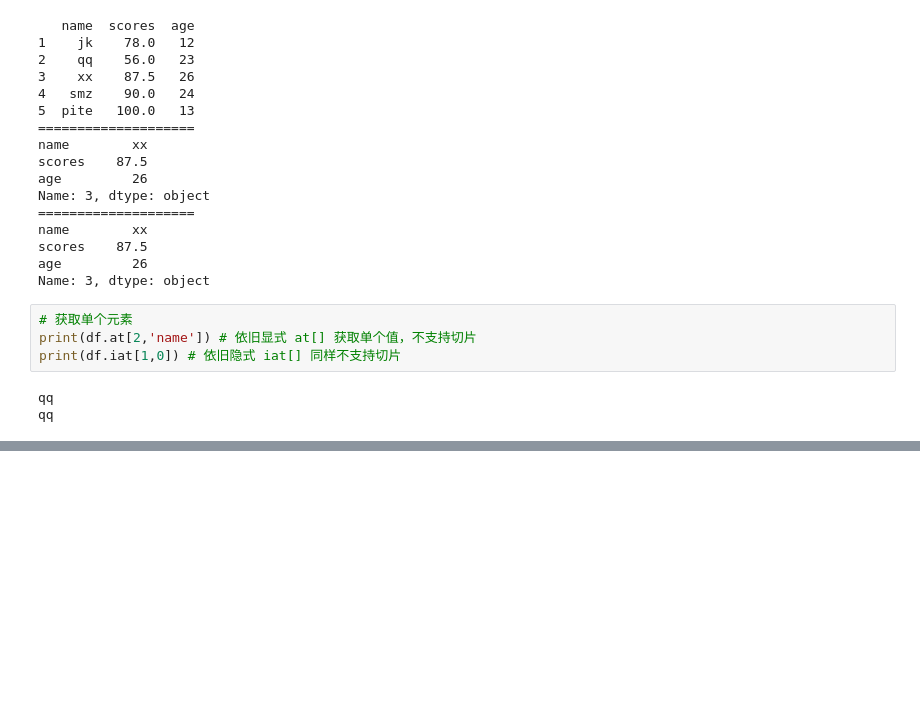
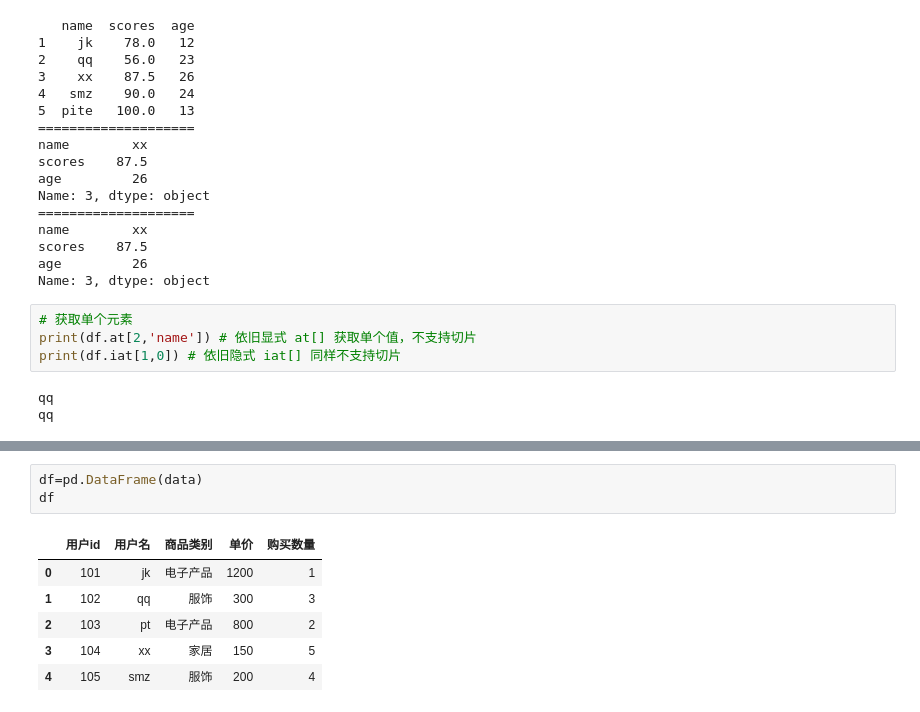
Before and after one commit to aonolee5-cmyk/notes, a Jupyter notebook: 3.dataframe学习.ipynb, the cells around one changed output, grey strips where cells are left out. Drawn from its saved outputs; the diff is of its cells as text; blank space fills up the shorter version.

```diff
--- a/3.dataframe学习.ipynb
+++ b/3.dataframe学习.ipynb
@@ -101,0 +459,10 @@ qq
+# %%
+df=pd.DataFrame(data)
+df
+# %% [output]
+|  | 用户id | 用户名 | 商品类别 | 单价 | 购买数量 |
+| 0 | 101 | jk | 电子产品 | 1200 | 1 |
+| 1 | 102 | qq | 服饰 | 300 | 3 |
+| 2 | 103 | pt | 电子产品 | 800 | 2 |
+| 3 | 104 | xx | 家居 | 150 | 5 |
+| 4 | 105 | smz | 服饰 | 200 | 4 |
```
Also changed, not shown: parts of 41 cells of this notebook.
